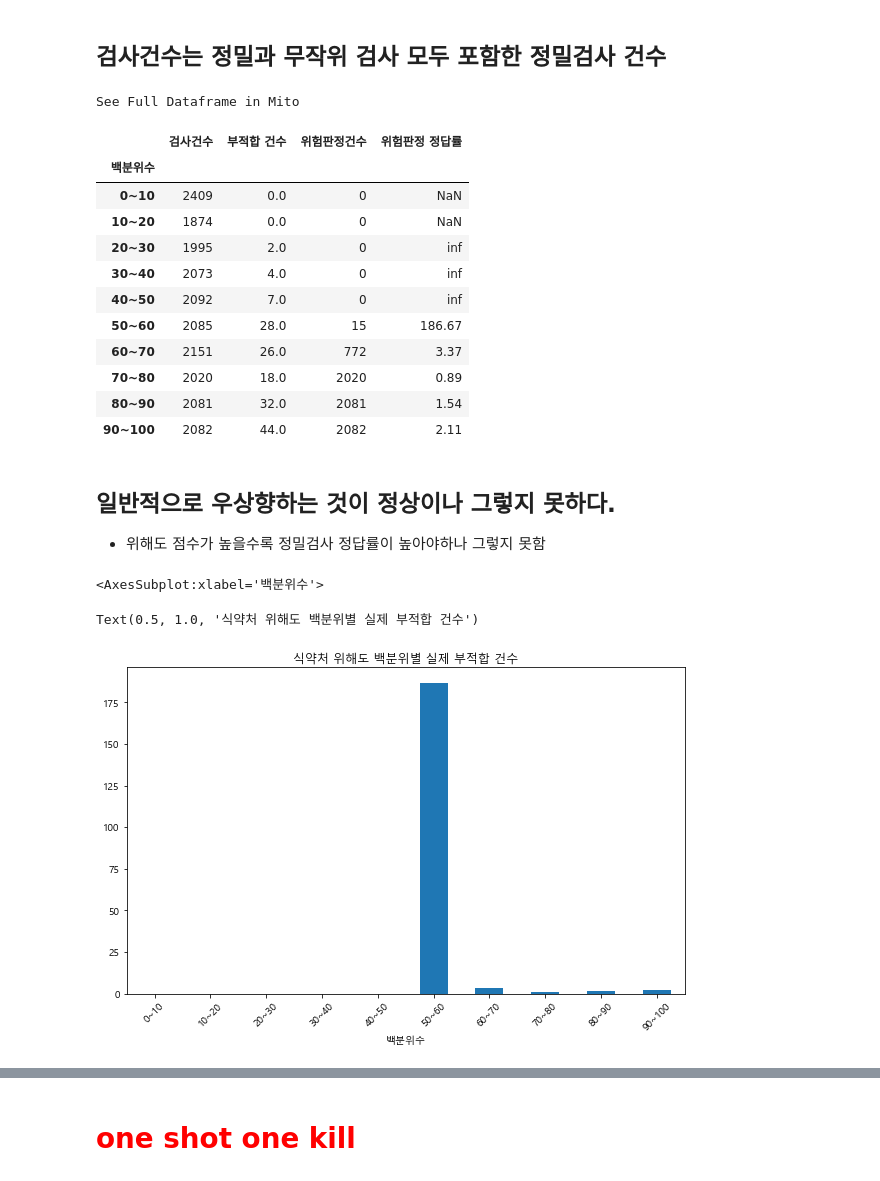
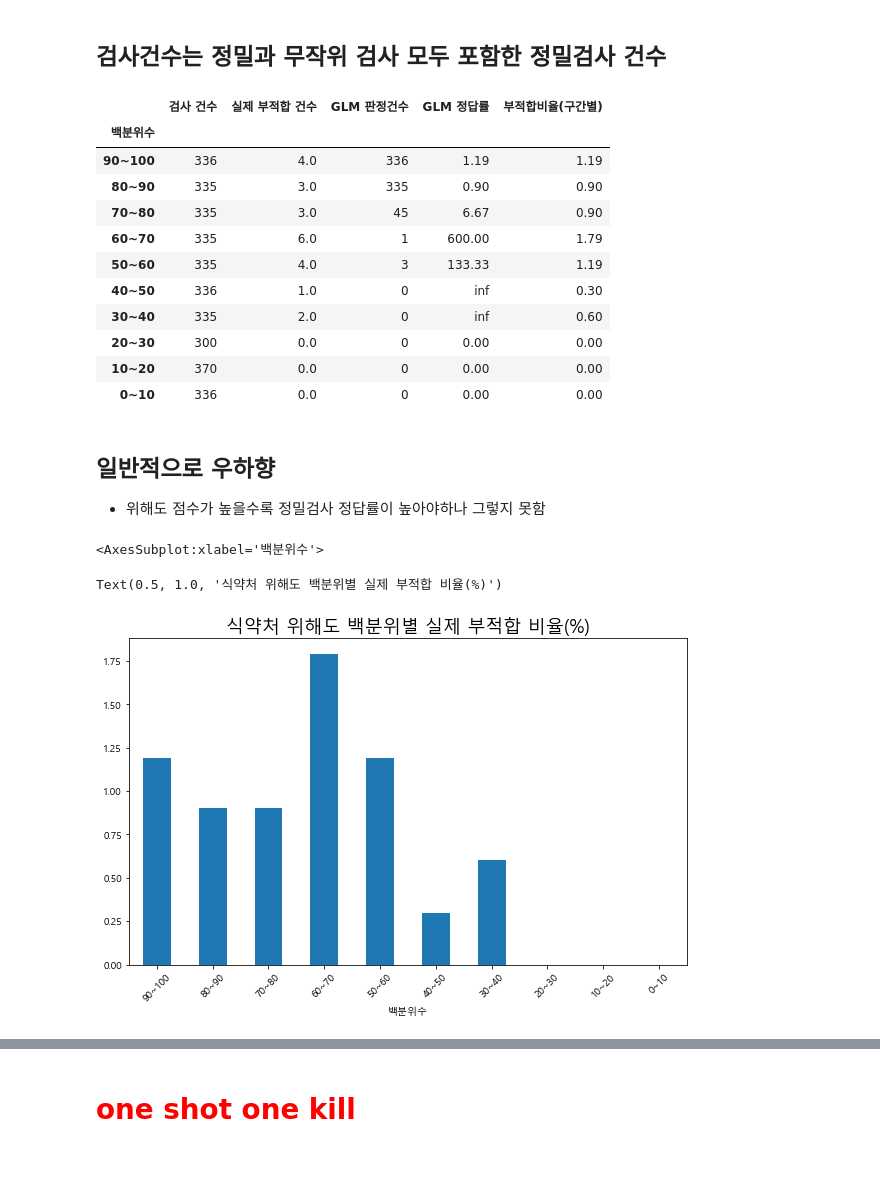
Before and after one commit to ancestor9/smart-food, a Jupyter notebook: 20220428_식약처 위해도 예측 모형_평가지표.ipynb, the cells around one changed output, grey strips where cells are left out. Drawn from its saved outputs; the diff is of its cells as text; code cells hidden in the pictures.

```diff
--- a/20220428_식약처 위해도 예측 모형_평가지표.ipynb
+++ b/20220428_식약처 위해도 예측 모형_평가지표.ipynb
@@ -152,7 +167,8 @@ df1.head(2)
 | 1 | 202100623031 | 0.260869 | 0 | 88888888 | 2021/10/01 11:39:55 | 88888888 | 2021/10/01 11:39:55 | ... |
 # %%
 df = df1.copy()
-df.drop(['REGISTER_ID', 'UPDUSR_ID', 'REGIST_DTM', 'UPDT_DTM', 'REVISN_YN', '접수번호'], axis=1, inplace=True)
+df.drop(['REGISTER_ID', 'UPDUSR_ID', 'UPDT_DTM', 'REVISN_YN', '접수번호'], axis=1, inplace=True)
+#df.drop(['REGISTER_ID', 'UPDUSR_ID', 'REGIST_DTM', 'UPDT_DTM', 'REVISN_YN', '접수번호'], axis=1, inplace=True)
 df.set_index('RCNO', inplace=True)
 df.head()
 # %% [output]
@@ -166,9 +182,10 @@ df.head()
 # %%
-df.columns = ['위험점수', '위험판정', '제품구분', '검사종류', '판정결과']
-df['위험점수'] = round(df['위험점수'], 2)
+df.columns = ['위험점수', '위험판정', '접수일자', '제품구분', '검사종류', '판정결과']
+#df['위험점수'] = round(df['위험점수'], 2)
 df.index.name ='접수번호'
 
 df.head()
 
 df.위험점수.max()
+df[df.위험점수 == df.위험점수.max()]
 # %% [output]
@@ -317,7 +355,8 @@ See Full Dataframe in Mito
 # %%
 df = sf.copy()
 # %%
-df = df[df['제품구분'] == '가공식품']
+df = df[df['제품구분'] == '농.임산물']
+#df = df[df['제품구분'] == '가공식품']
 df.head(2)
 del df['제품구분']
 df.head(2)
@@ -624,30 +662,30 @@ See Full Dataframe in Mito
 ## 검사건수는 정밀과 무작위 검사 모두 포함한 정밀검사 건수
 # %%
 data = df.groupby('백분위수').agg({'백분위수': 'count', '판정결과': 'sum', '위험판정': 'sum'})
-data.columns =['검사건수', '부적합 건수', '위험판정건수']
-data['위험판정 정답률'] = round(data['부적합 건수']/data['위험판정건수']*100, 2)
-data
+data.columns =['검사 건수', '실제 부적합 건수', 'GLM 판정건수']
+data['GLM 정답률'] = round(data['실제 부적합 건수']/data['GLM 판정건수']*100, 2)
+data['부적합비율(구간별)'] = round(data['실제 부적합 건수']/data['검사 건수']*100, 2)
+data.sort_index(ascending=False).fillna(0)
 # %% [output]
-See Full Dataframe in Mito
-|  | 검사건수 | 부적합 건수 | 위험판정건수 | 위험판정 정답률 |
-| 백분위수 |  |  |  |  |
-| 0~10 | 2409 | 0.0 | 0 | NaN |
-| 10~20 | 1874 | 0.0 | 0 | NaN |
-| 20~30 | 1995 | 2.0 | 0 | inf |
-| 30~40 | 2073 | 4.0 | 0 | inf |
-| 40~50 | 2092 | 7.0 | 0 | inf |
-| 50~60 | 2085 | 28.0 | 15 | 186.67 |
-| 60~70 | 2151 | 26.0 | 772 | 3.37 |
-| 70~80 | 2020 | 18.0 | 2020 | 0.89 |
-| 80~90 | 2081 | 32.0 | 2081 | 1.54 |
-| 90~100 | 2082 | 44.0 | 2082 | 2.11 |
+|  | 검사 건수 | 실제 부적합 건수 | GLM 판정건수 | GLM 정답률 | 부적합비율(구간별) |
+| 백분위수 |  |  |  |  |  |
+| 90~100 | 336 | 4.0 | 336 | 1.19 | 1.19 |
+| 80~90 | 335 | 3.0 | 335 | 0.90 | 0.90 |
+| 70~80 | 335 | 3.0 | 45 | 6.67 | 0.90 |
+| 60~70 | 335 | 6.0 | 1 | 600.00 | 1.79 |
+| 50~60 | 335 | 4.0 | 3 | 133.33 | 1.19 |
+| 40~50 | 336 | 1.0 | 0 | inf | 0.30 |
+| 30~40 | 335 | 2.0 | 0 | inf | 0.60 |
+| 20~30 | 300 | 0.0 | 0 | 0.00 | 0.00 |
+| 10~20 | 370 | 0.0 | 0 | 0.00 | 0.00 |
+| 0~10 | 336 | 0.0 | 0 | 0.00 | 0.00 |
 # %% [markdown]
-## 일반적으로 우상향하는 것이 정상이나 그렇지 못하다.
+## 일반적으로 우하향
 - 위해도 점수가 높을수록 정밀검사 정답률이 높아야하나 그렇지 못함
 # %%
-data['위험판정 정답률'].plot(kind='bar', rot=45)
-plt.title('식약처 위해도 백분위별 실제 부적합 건수')
+data.sort_index(ascending=False).fillna(0)['부적합비율(구간별)'].plot(kind='bar', rot=45)
+plt.title('식약처 위해도 백분위별 실제 부적합 비율(%)', fontsize=18)
 # %% [output]
 <AxesSubplot:xlabel='백분위수'>
-Text(0.5, 1.0, '식약처 위해도 백분위별 실제 부적합 건수')
+Text(0.5, 1.0, '식약처 위해도 백분위별 실제 부적합 비율(%)')
-[figure, old version]
+[figure, new version]
```
Also changed, not shown: parts of 36 cells of this notebook.
